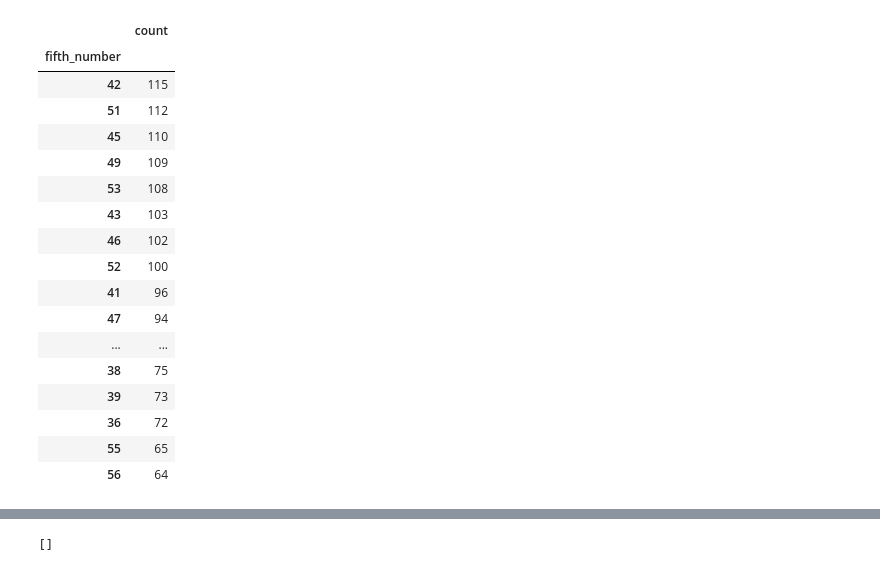
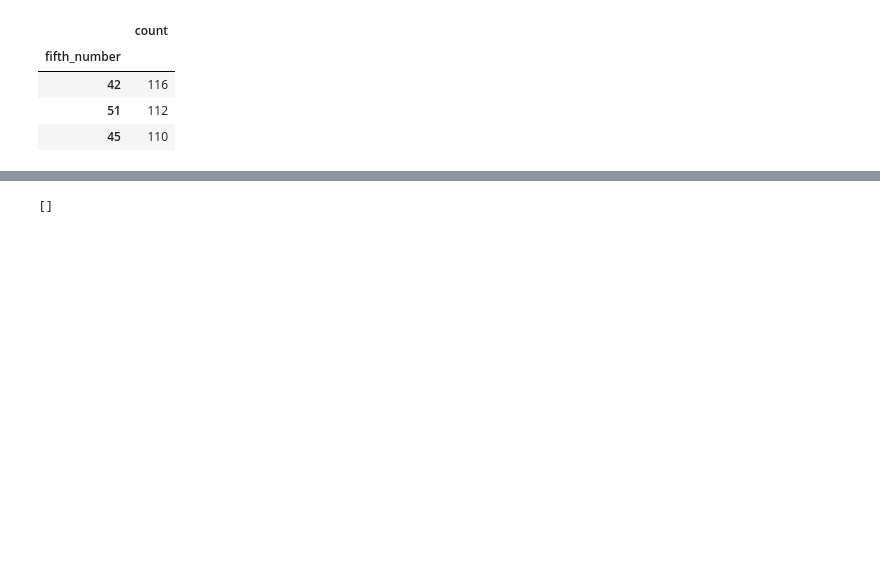
Before and after one commit to spohess/MegaBotSenaPy, a Jupyter notebook: Lottery_Analysis.ipynb, the cells around one changed output, grey strips where cells are left out. Saved outputs shown, nothing was run; the diff lists cells and outputs as text; code cells hidden in the pictures; blank space fills up the shorter version.

```diff
--- a/Lottery_Analysis.ipynb
+++ b/Lottery_Analysis.ipynb
@@ -162,28 +110,15 @@ fourth_count.sort_values(['count'], ascending=False).head(20)
 # %%
 fifth_number = contests[['fifth_number']]
 fifth_count = fifth_number.groupby(['fifth_number'])['fifth_number'].count()
 fifth_count = fifth_count.reset_index(name='count')
 fifth_count.set_index('fifth_number', inplace=True)
-fifth_count.sort_values(['count'], ascending=False).head(20)
+fifth_count.sort_values(['count'], ascending=False).head(3)
 # %% [output]
 |  | count |
 | fifth_number |  |
-| 42 | 115 |
+| 42 | 116 |
 | 51 | 112 |
 | 45 | 110 |
-| 49 | 109 |
-| 53 | 108 |
-| 43 | 103 |
-| 46 | 102 |
-| 52 | 100 |
-| 41 | 96 |
-| 47 | 94 |
-| ... | ... |
-| 38 | 75 |
-| 39 | 73 |
-| 36 | 72 |
-| 55 | 65 |
-| 56 | 64 |
 # %%
 sixth_number = contests[['sixth_number']]
 sixth_count = sixth_number.groupby(['sixth_number'])['sixth_number'].count()
```
Also changed, not shown: parts of 16 cells of this notebook.
